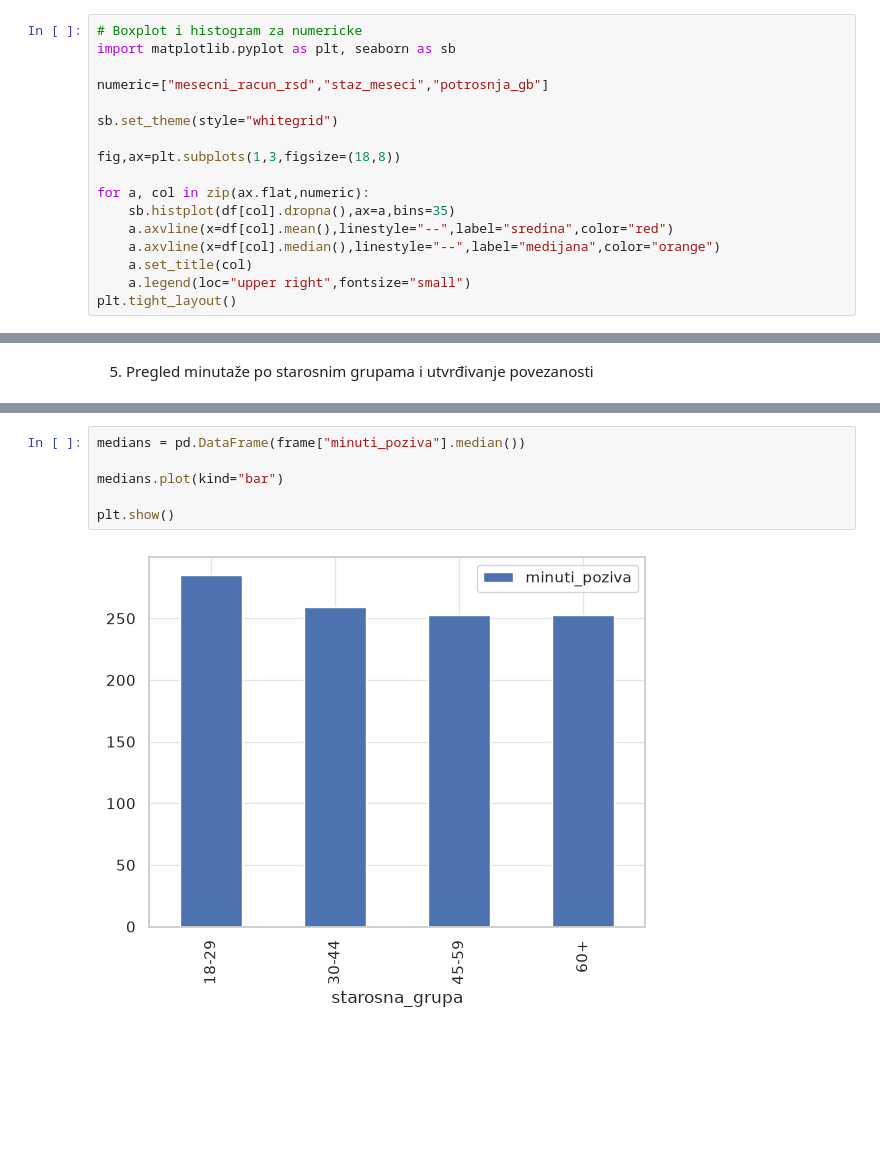
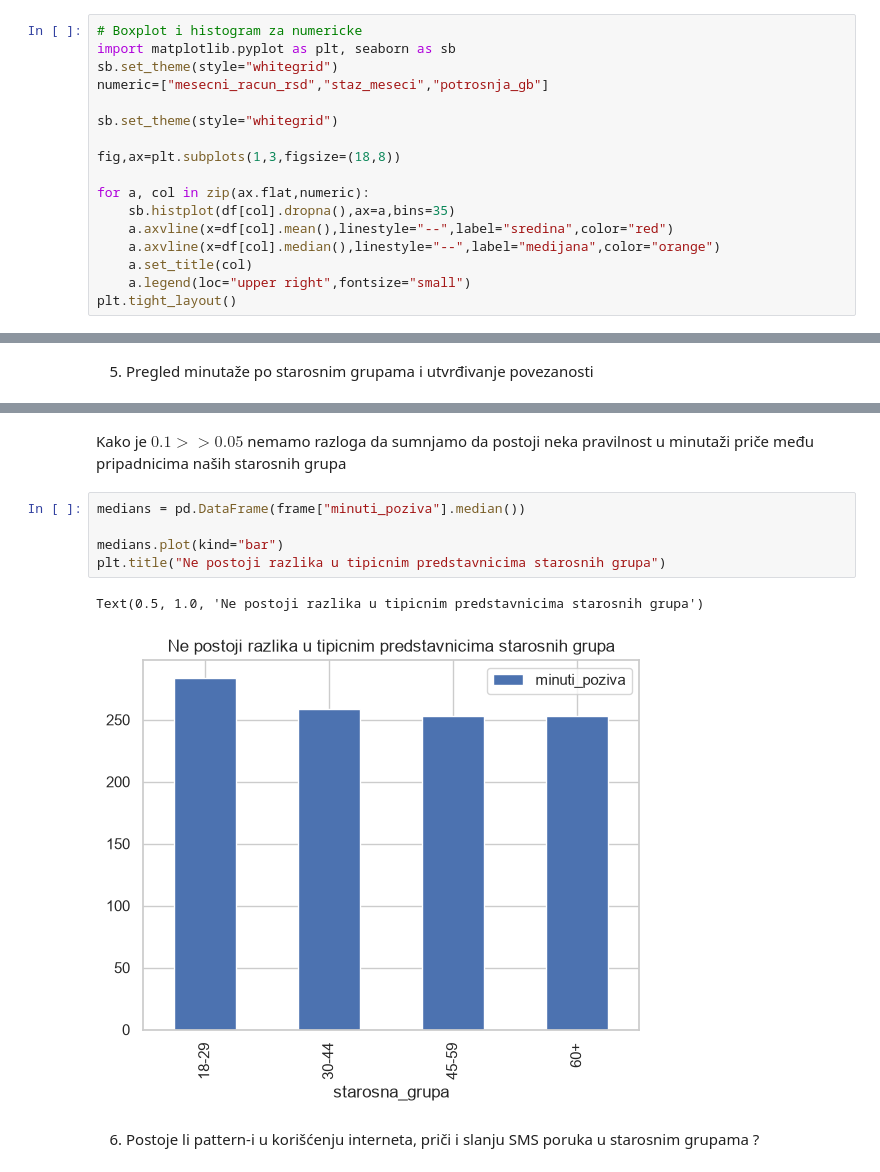
Before and after one commit to machina390/telekom-analytics, a Jupyter notebook: rezultati/03_analiza.ipynb, the cells around one changed output, grey strips where cells are left out. Cells and saved outputs as stored; diff of their text form; blank space fills up the shorter version.

```diff
--- a/rezultati/03_analiza.ipynb
+++ b/rezultati/03_analiza.ipynb
@@ -68,7 +68,7 @@ None
 # %%
 # Boxplot i histogram za numericke
 import matplotlib.pyplot as plt, seaborn as sb
-
+sb.set_theme(style="whitegrid")
 numeric=["mesecni_racun_rsd","staz_meseci","potrosnja_gb"]
 
 sb.set_theme(style="whitegrid")
@@ -315,8 +326,12 @@ Odbacuje se hipoteza:  True
+# %% [markdown]
+Kako je $0.1 >> 0.05$ nemamo razloga da sumnjamo da postoji neka pravilnost u minutaži priče među pripadnicima naših starosnih grupa
 # %%
 medians = pd.DataFrame(frame["minuti_poziva"].median())
 
 medians.plot(kind="bar")
-
-plt.show()
+plt.title("Ne postoji razlika u tipicnim predstavnicima starosnih grupa")
 # %% [output]
+Text(0.5, 1.0, 'Ne postoji razlika u tipicnim predstavnicima starosnih grupa')
-[figure, old version]
+[figure, new version]
+# %% [markdown]
+6) Postoje li pattern-i u korišćenju interneta, priči i slanju SMS poruka u starosnim grupama ?
```
Also changed, not shown: parts of 25 cells of this notebook, 4 other files.
